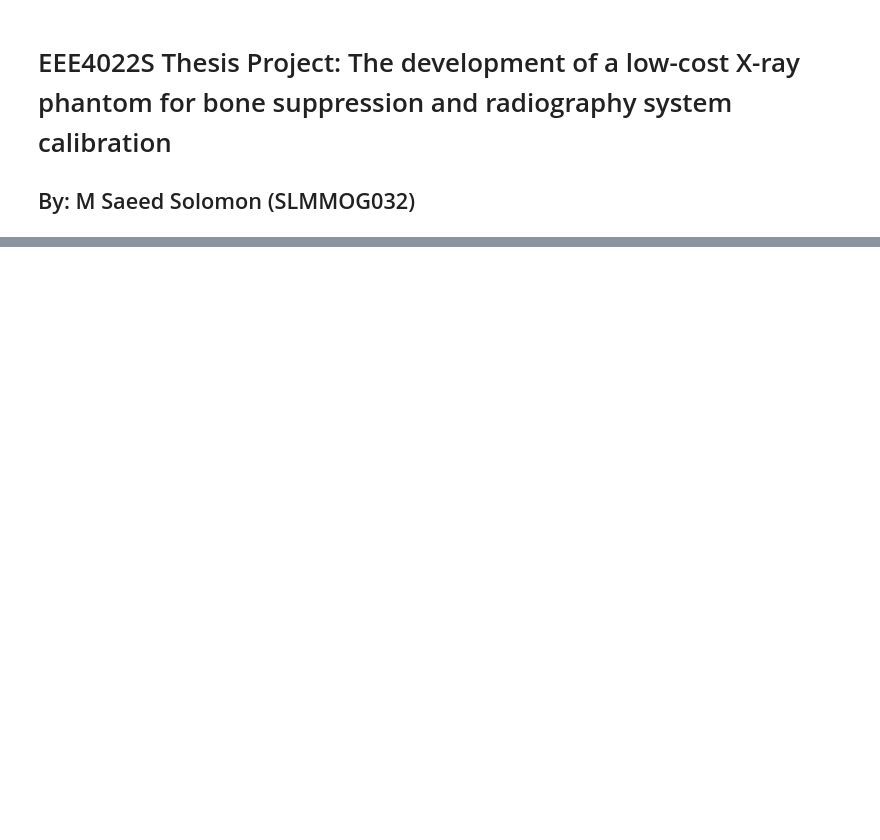
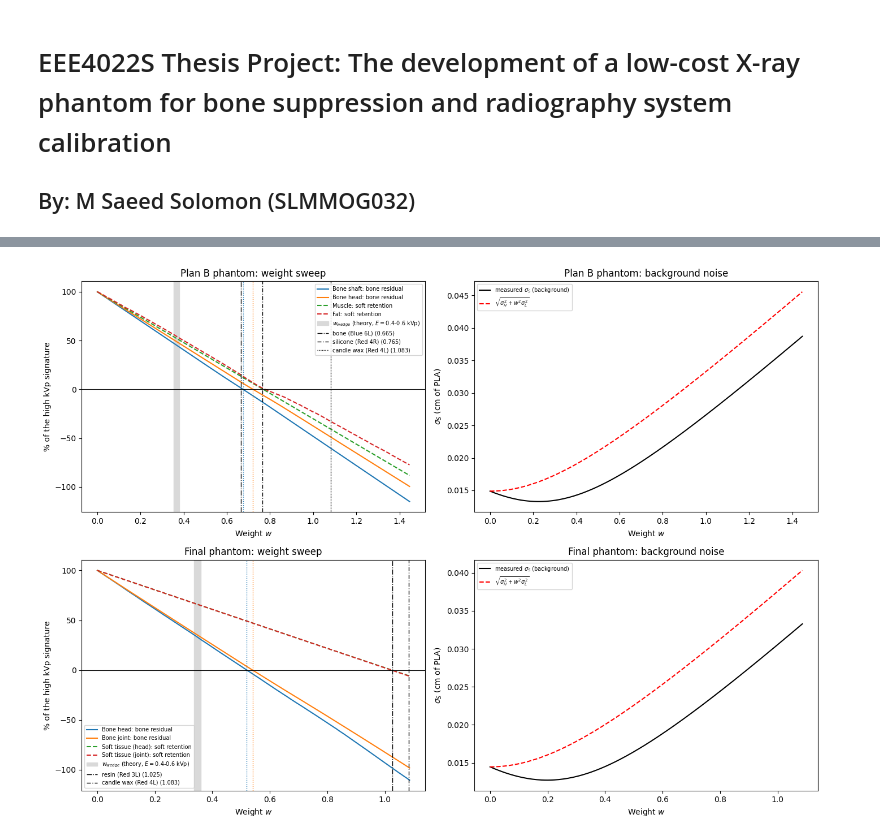
Before and after one commit to StormRaider01/Lodox_pipeline, a Jupyter notebook: Bone_suppression_pipeline.ipynb, the cells around one changed output, grey strips where cells are left out. Drawn from its saved outputs; the diff is of its cells as text; code cells hidden in the pictures; blank space fills up the shorter version.

```diff
--- a/Bone_suppression_pipeline.ipynb
+++ b/Bone_suppression_pipeline.ipynb
@@ -131,0 +352,82 @@ Affine transformation matrix:
+# %%
+# ========================================================================================================
+
+# Phase 5: Bone Suppression
+
+"""Weighted log subtraction (Methodology chapter, Bone Suppression section; Modules/Bone_suppression.py) on the thickness maps
+of Phase 4: S = T_H - w T_L (eq. 3.2).
+Signatures (before subtraction, medians of T): bone signature b = bone ROI - its reference ROI, soft-tissue signature
+s = soft-tissue ROI - background. w_bone = b_H / b_L.
+Sweep: w from 0 to 2 w_bone in 201 steps (np.linspace, steps of 1 % of w_bone). At every w the bone residual, the soft retention
+and the background noise of S are measured. w_opt, where the bone residual crosses zero, is interpolated between the two steps
+either side of zero, so a finer grid gives smoother curves but the same w_opt.
+* Plan B phantom: bone (eggshell + PoP + water 1:1:2.5, the same mixture as tray cell Blue 6L) against the silicone muscle
+  around it, and the muscle and fat against the background. The bone sits on top of the silicone rather than replacing it, so
+  its weight is close to that of the bone mixture itself. The wax layer is only a few mm thick and uneven, so the fat ROI
+  also contains silicone.
+* Final phantom: bone (the settled CaCO3) against the soft tissue in the same columns, and soft tissue against the background.
+  Here the CaCO3 replaces resin along the same path, so the signature is CaCO3 minus resin.
+Every material has its own cancelling weight, measured on its tray cell (vertical lines in the sweep plots). The soft tissue
+kept at w_opt is roughly 1 - w_opt / w_soft, so the further the soft-tissue weight is from the bone weight, the more is kept.
+Theory: w_wedge of eq. 3.3 for effective energies of 0.4-0.6 x kVp. The plan B bone uses its cured recipe. For the final phantom
+the bone signature is the extra CaCO3 over the resin, so pure CaCO3 is used (the resin it displaces is left out)."""
+
+kvp_low, kvp_high = float(scans[low_preset].KVP), float(scans[high_preset].KVP)
+phantoms = {
+    'Plan B phantom': dict(mask=plan_b, material='Eggshell + PoP + water (1:1:2.5)',
+                           tray_cells={'bone': 'Blue 6L', 'silicone': 'Red 4R', 'candle wax': 'Red 4L'},
+                           bones={'Bone shaft': 'Muscle', 'Bone head': 'Muscle'},
+                           soft={'Muscle': 'Phantom background', 'Fat': 'Phantom background'}),
+    'Final phantom': dict(mask=final, material='CaCO3', tray_cells={'resin': 'Red 3L', 'candle wax': 'Red 4L'},
+                          bones={'Bone head': 'Soft tissue (head)', 'Bone joint': 'Soft tissue (joint)'},
+                          soft={'Soft tissue (head)': 'Phantom background', 'Soft tissue (joint)': 'Phantom background'}),
+}
+
+sweeps, results = {}, []
+fig, axes = plt.subplots(len(phantoms), 2, figsize=(14, 5 * len(phantoms)))
+for (name, p), ax in zip(phantoms.items(), axes):
+    T = thickness_maps[name]
+    sweep = Bone_suppression.Weight_Sweep(T['low'], T['high'], p['mask'], p['bones'], p['soft'], label=name)
+
+    # Theory band (eq. 3.3) and the weights measured on the tray cells of the phantom's materials
+    f, w_theory = Bone_suppression.w_wedge(Bone_suppression.BONE_MATERIALS[p['material']], kvp_low, kvp_high)
+    p['w_wedge'] = np.interp(0.5, f, w_theory)                  # E = 0.5 x kVp, the centre of the band
+    marks = {f'{material} ({cell})': Bone_suppression.tray_weight(cell_results, calibration, cell)
+             for material, cell in p['tray_cells'].items()}
+    sweep.show(ax, theory=(w_theory.min(), w_theory.max()), marks=marks)
+
+    df = sweep.summary()
+    df.insert(0, 'phantom', name)
+    df['w_wedge_min'], df['w_wedge_max'] = w_theory.min(), w_theory.max()
+    for label, w in marks.items():
+        df[f'w tray {label}'] = w
+    results.append(df)
+    sweeps[name] = sweep
+plt.tight_layout()
+plt.show()
+
+results = pd.concat(results)
+display(results.round(4))
+results.to_csv(os.path.join(output_folder, 'weight_sweep.csv'))
+
+# Subtracted images at w_opt (one weight per phantom: the mean w_opt of its bone ROIs) and at the theoretical w_wedge
+# (E = 0.5 x kVp), next to T_L and T_H
+fig, axes = plt.subplots(len(sweeps), 4, figsize=(20, 6 * len(sweeps)))
+for row, (name, sweep) in zip(axes, sweeps.items()):
+    w = np.nanmean(list(sweep.w_opt.values()))
+    S = sweep.subtract(w)
+    S_theory = sweep.subtract(phantoms[name]['w_wedge'])
+    np.savez_compressed(os.path.join(output_folder, f"suppressed_{name.replace(' ', '_')}.npz"), S=S, w_opt=w,
+                        S_theory=S_theory, w_wedge=phantoms[name]['w_wedge'])
+    inside = phantoms[name]['mask'].footprint
+    for ax, image, title in zip(row, [sweep.T_low, sweep.T_high, S, S_theory],
+                                ['$T_L$', '$T_H$', f'$S$ at $w_{{opt}}$ = {w:.3f}',
+                                 f"$S$ at $w_{{wedge}}$ = {phantoms[name]['w_wedge']:.3f} (theory)"]):
+        vmin, vmax = np.percentile(image[inside], [1, 99])
+        ax.imshow(image, cmap='gray', vmin=vmin, vmax=vmax)
+        ax.set_title(f'{name}: {title}')
+        ax.axis('off')
+plt.tight_layout()
+plt.show()
+# %% [output]
+[figure, added]
```
Also changed, not shown: parts of 10 cells of this notebook, 12 other files.
